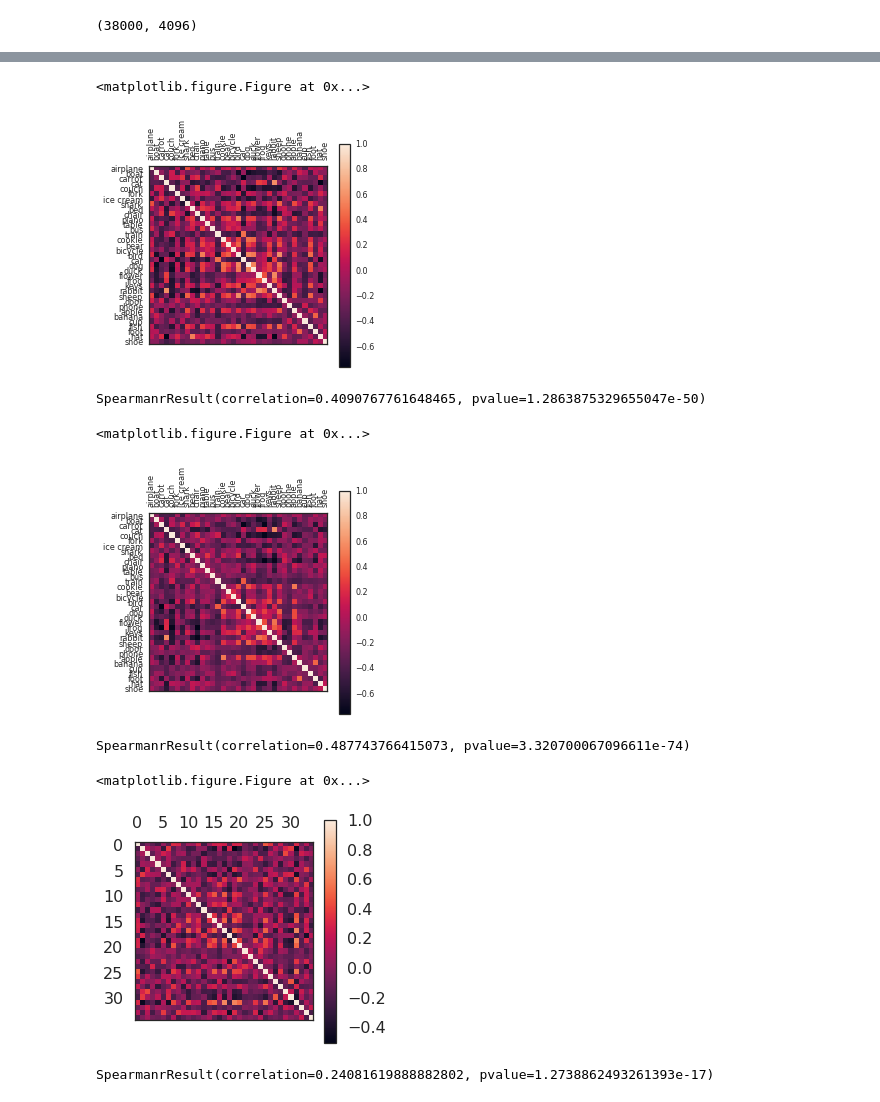
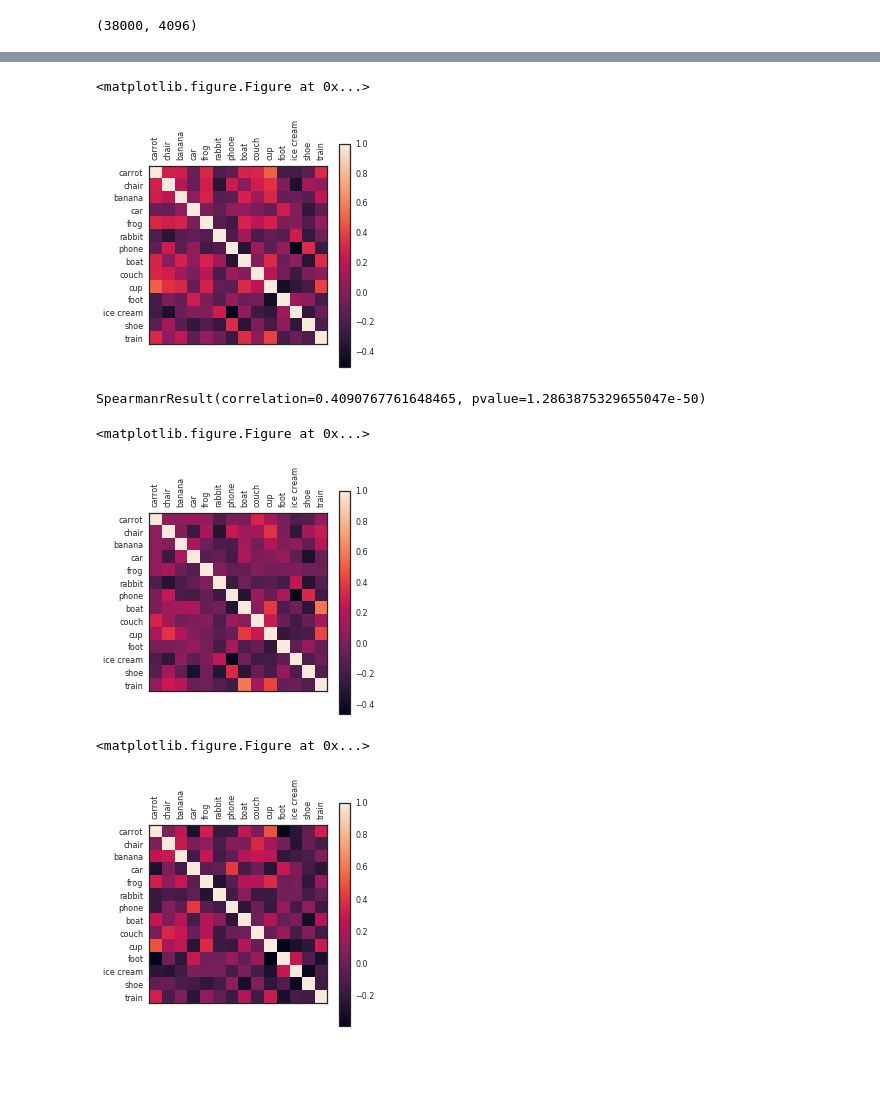
Before and after one commit to brialorelle/kiddraw, a Jupyter notebook: analysis/museumdraw/pythonNotebook/analyze_features_museumdraw_e1.ipynb, the cells around one changed output, grey strips where cells are left out. Drawn from its saved outputs; the diff is of its cells as text; code cells hidden in the pictures; blank space fills up the shorter version.

Commit message:
adding in subsetting analyses

```diff
--- a/analysis/museumdraw/pythonNotebook/analyze_features_museumdraw_e1.ipynb
+++ b/analysis/museumdraw/pythonNotebook/analyze_features_museumdraw_e1.ipynb
@@ -291,0 +461,20 @@ AM = AM.reset_index(drop=True)
+# %%
+## sorted adult RDMs
+# labels = AM.label.values
+# adult_means = get_class_means(AF, labels)
+# ordered_means = adult_means[sort_inds,:]
+# sns.set_style('white')
+# CORRMAT = np.corrcoef(ordered_means)
+
+labels = AMS.label.values
+adult_means = get_class_means(AFS, labels)
+sns.set_style('white')
+CORRMAT = np.corrcoef(adult_means)
+print(CORRMAT.shape)
+plt.matshow(CORRMAT)
+plt.colorbar()
+adultsSubset=CORRMAT
+
+## retrieve alpha sorted labels from meta
+# _labels = np.unique(AM.label.values)
+_labels = np.unique(AMS.label.values)
@@ -296,16 +488,4 @@ def flatten(x):
 from sklearn.cluster import AffinityPropagation
 from sklearn import metrics
 
-af = AffinityPropagation(damping=0.5).fit(means)
-labels = af.labels_
-cluster_centers_indices = af.cluster_centers_indices_
-n_clusters_ = len(cluster_centers_indices)
-
-ordered_objs = []
-print('Clusters')
-for k in range(n_clusters_):
-    class_members = labels == k
-    print _labels[class_members]
-    ordered_objs.append(list(_labels[class_members]))
-
-ordered_objs = np.array(flatten(ordered_objs)    )
+af = AffinityPropagation(damping=0.5).fit(adult_means)
@@ -362,7 +550,7 @@ CORRMAT = np.corrcoef(ordered_means)
 plt.matshow(CORRMAT)
 plt.xticks(range(len(ordered_objs)), ordered_objs, rotation=90);
 plt.yticks(range(len(ordered_objs)), ordered_objs);
-plt.colorbar(ax)
+plt.colorbar()
 for tick in pylab.gca().xaxis.iter_ticks():
     tick[0].label2On = True
     tick[0].label1On = False
@@ -375,7 +563,7 @@ for tick in pylab.gca().yaxis.iter_ticks():
 KRDM = CORRMAT
 # %% [output]
 <matplotlib.figure.Figure at 0x...>
-[figure, old version]
+[figure, new version]
 # %%
 import scipy.stats as stats
 stats.spearmanr(np.ravel(ARDM),np.ravel(KRDM))
@@ -395,7 +583,7 @@ CORRMAT = np.corrcoef(ordered_means)
 plt.matshow(CORRMAT)
 plt.xticks(range(len(ordered_objs)), ordered_objs, rotation=90);
 plt.yticks(range(len(ordered_objs)), ordered_objs);
-plt.colorbar(ax)
+plt.colorbar()
 for tick in pylab.gca().xaxis.iter_ticks():
     tick[0].label2On = True
     tick[0].label1On = False
@@ -408,31 +596,32 @@ for tick in pylab.gca().yaxis.iter_ticks():
 ORDM = CORRMAT
 # %% [output]
 <matplotlib.figure.Figure at 0x...>
-[figure, old version]
+[figure, new version]
-# %%
-import scipy.stats as stats
-stats.spearmanr(np.ravel(ARDM),np.ravel(ORDM))
-# %% [output]
-SpearmanrResult(correlation=0.487743766415073, pvalue=3.320700067096611e-74)
 # %%
 ## get RDM for older kids (7,8,9,10)
 ind = KM.index[KM['coarse_age'] == 'younger']
 meta = KM.loc[ind]
 feat = KF[ind.tolist()]
 sns.set_style('white')
 fig = plt.figure(figsize=(6,6))
 labels = meta.label.values
 younger_means = get_class_means(feat, labels)
 ordered_means = younger_means[sort_inds,:]
 CORRMAT = np.corrcoef(ordered_means)
 plt.matshow(CORRMAT)
+plt.xticks(range(len(ordered_objs)), ordered_objs, rotation=90);
+plt.yticks(range(len(ordered_objs)), ordered_objs);
 plt.colorbar()
+for tick in pylab.gca().xaxis.iter_ticks():
+    tick[0].label2On = True
+    tick[0].label1On = False
+    tick[0].label2.set_rotation('vertical')
+    tick[0].tick1On = False
+    tick[0].tick2On = False
+for tick in pylab.gca().yaxis.iter_ticks():
+    tick[0].tick1On = False
+    tick[0].tick2On = False
 YRDM = CORRMAT
 # %% [output]
 <matplotlib.figure.Figure at 0x...>
-[figure, old version]
+[figure, new version]
-# %%
-import scipy.stats as stats
-stats.spearmanr(np.ravel(YRDM),np.ravel(ARDM))
-# %% [output]
-SpearmanrResult(correlation=0.24081619888882802, pvalue=1.2738862493261393e-17)
```
Also changed, not shown: parts of 24 cells of this notebook, 1 other file.
